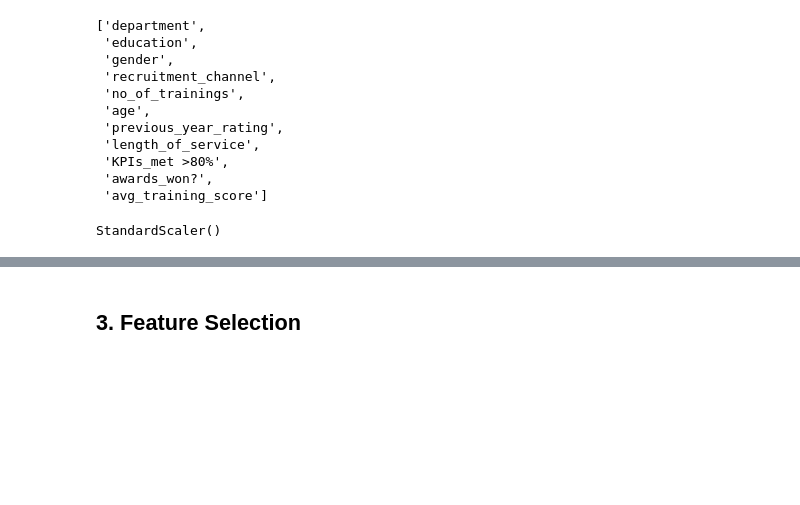
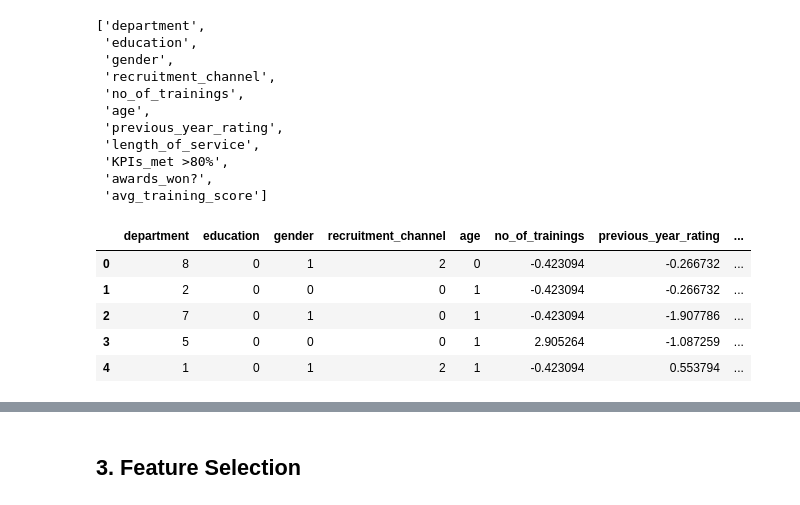
Before and after one commit to Eben2020-hp/Human-Resource-Analytics, a Jupyter notebook: HR_Analytics-(Test).ipynb, the cells around one changed output, grey strips where cells are left out. Saved outputs shown, nothing was run; the diff lists cells and outputs as text; code cells hidden in the pictures; blank space fills up the shorter version.

```diff
--- a/HR_Analytics-(Test).ipynb
+++ b/HR_Analytics-(Test).ipynb
@@ -550,10 +542,23 @@ numerical_features
  'avg_training_score']
 # %%
 # Selecting all Features that need to be Scaled except the Target Variable.
-scale_feature = [features for features in numerical_features]
+scale_feature = [features for features in numerical_features if features not in ['department', 'education', 'gender', 'recruitment_channel', 'age']]
+
 from sklearn.preprocessing import StandardScaler
 
 scaler = StandardScaler()
-scaler.fit(test[scale_feature])
+
+
+# Transform the test set and add the 'is_promoted' Column.
+test = pd.concat([test[['department', 'education', 'gender', 'recruitment_channel', 'age']].reset_index(drop= True),
+       pd.DataFrame(scaler.fit_transform(test[scale_feature]), columns= scale_feature)], axis= 1)
+       ## Converting to Dataframe as after transform its an array.
+
+test.head()
 # %% [output]
-StandardScaler()
+|  | department | education | gender | recruitment_channel | age | no_of_trainings | previous_year_rating | ... |
+| 0 | 8 | 0 | 1 | 2 | 0 | -0.423094 | -0.266732 | ... |
+| 1 | 2 | 0 | 0 | 0 | 1 | -0.423094 | -0.266732 | ... |
+| 2 | 7 | 0 | 1 | 0 | 1 | -0.423094 | -1.907786 | ... |
+| 3 | 5 | 0 | 0 | 0 | 1 | 2.905264 | -1.087259 | ... |
+| 4 | 1 | 0 | 1 | 2 | 1 | -0.423094 | 0.553794 | ... |
```
Also changed, not shown: parts of 6 cells of this notebook, 7 other files.
